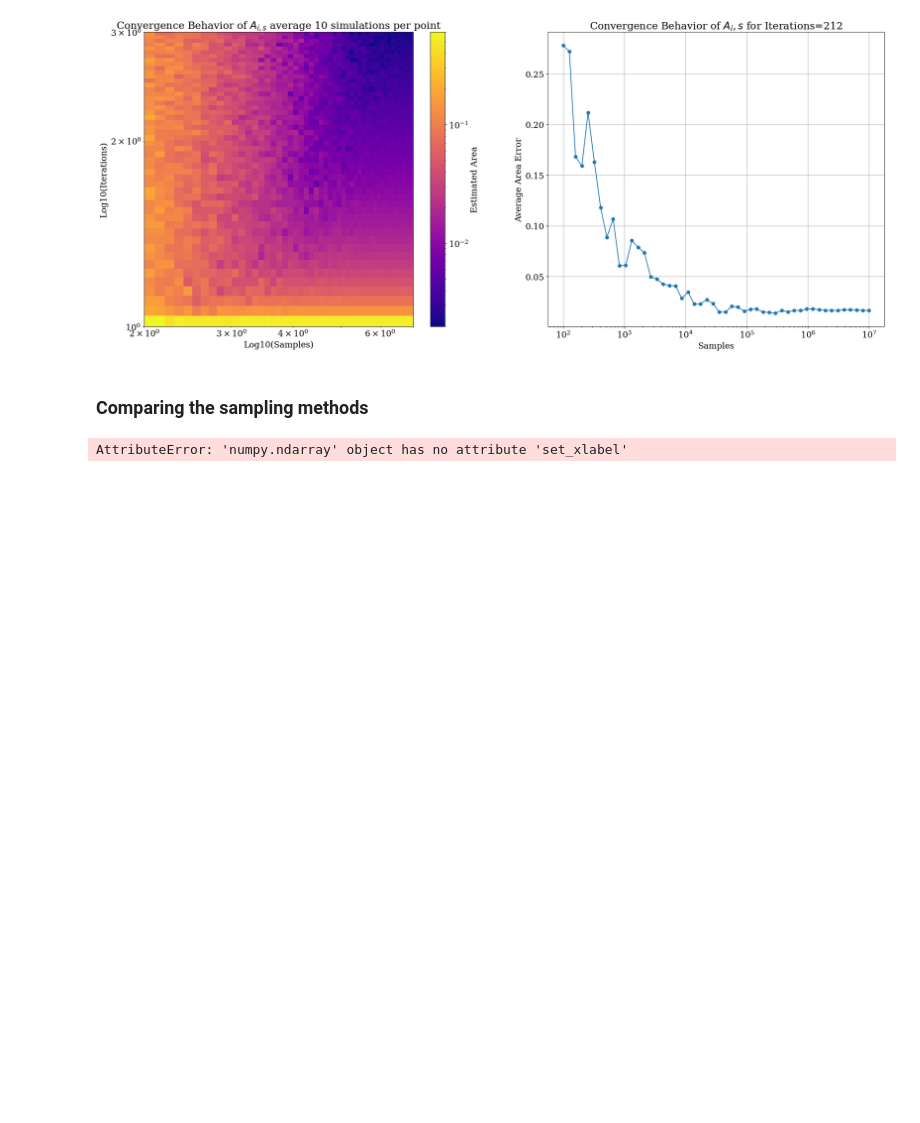
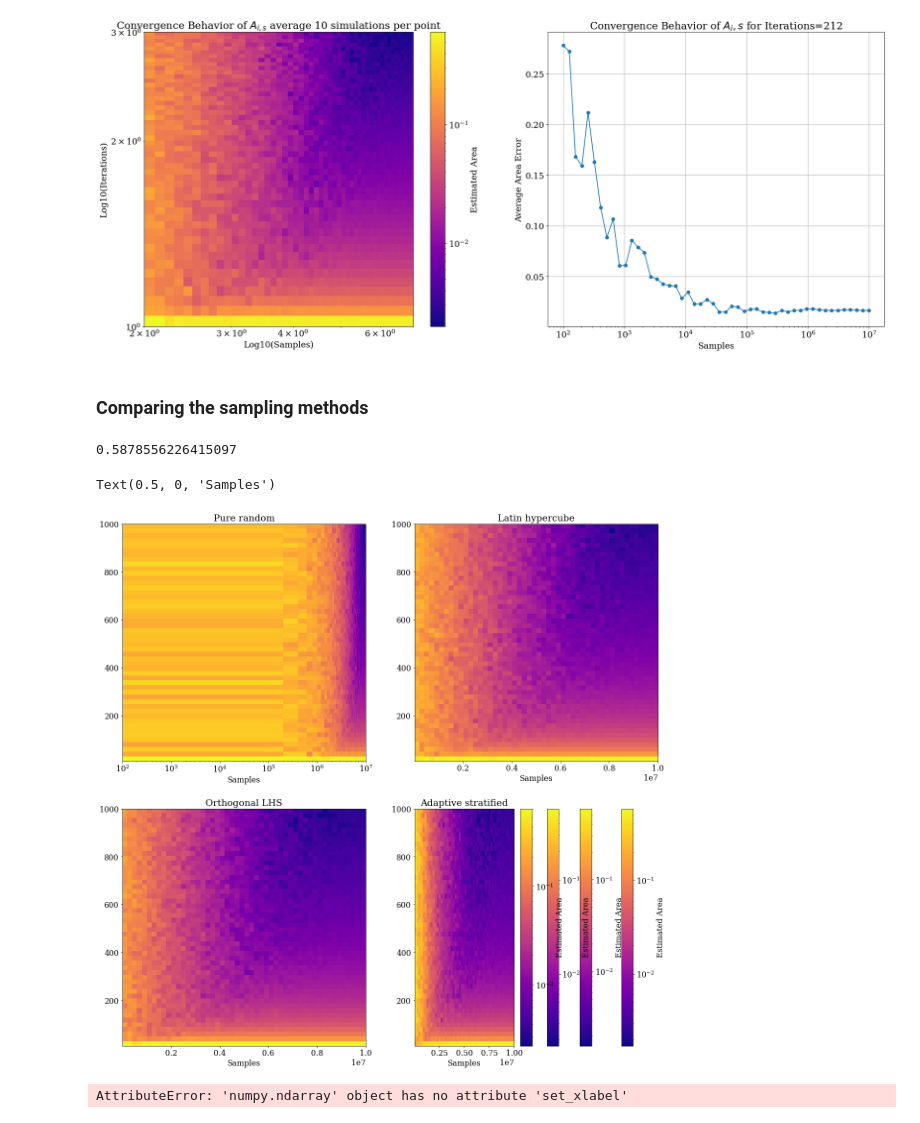
Before and after one commit to reqctoe/STSIM_ass1, a Jupyter notebook: ElinevandeLagemaat_11892900_AdrianRuesink_12195669_EzradeCleen_12042137.ipynb, the cells around one changed output. Saved outputs shown, nothing was run; the diff lists cells and outputs as text; code cells hidden in the pictures; blank space fills up the shorter version.

```diff
--- a/ElinevandeLagemaat_11892900_AdrianRuesink_12195669_EzradeCleen_12042137.ipynb
+++ b/ElinevandeLagemaat_11892900_AdrianRuesink_12195669_EzradeCleen_12042137.ipynb
@@ -741,5 +725,60 @@ print("Estimated area of the Mandelbrot set according to theory:" ,round(A_m_the
 # %% [markdown]
 ### Comparing the sampling methods
+# %%
+rand_areas = np.genfromtxt('random.csv', delimiter=',')
+LHS_areas = np.genfromtxt('LHS.csv', delimiter=',')
+ortho_areas = np.genfromtxt('orthognal.csv', delimiter=',')
+adapt_areas = np.genfromtxt('adaptive.csv', delimiter=',')
+# %% [output]
+0.5878556226415097
+# %%
+from matplotlib.colors import LogNorm
+iterations = np.linspace(10,1000,50, dtype=int)  # From 10^0=1 to 10^3=1000, 50 points
+samples = np.logspace(2, 7, 50, dtype=int)  # From 10^2=100 to 10^6=1,000,000, 50 points
+
+
+
+fig, ax = plt.subplots(2,2, figsize=[20,20], gridspec_kw={'width_ratios': [1,1]})
+
+random_c = ax[0][0].imshow(rand_areas, aspect='auto', cmap='plasma', origin='lower', norm=LogNorm() ,
+               extent=[samples[0], samples[-1], iterations[0], iterations[-1]])
+
+lhs_c = ax[0][1].imshow(LHS_areas, aspect='auto', cmap='plasma', origin='lower', norm=LogNorm() ,
+               extent=[samples[0], samples[-1], iterations[0], iterations[-1]])
+
+orth_c = ax[1][0].imshow(ortho_areas, aspect='auto', cmap='plasma', origin='lower', norm=LogNorm() ,
+               extent=[samples[0], samples[-1], iterations[0], iterations[-1]])
+
+adapt_c = ax[1][1].imshow(adapt_areas, aspect='auto', cmap='plasma', origin='lower', norm=LogNorm() ,
+               extent=[samples[0], samples[-1], iterations[0], iterations[-1]])
+
+plt.colorbar(random_c, label='Estimated Area')
+plt.colorbar(lhs_c, label='Estimated Area')
+plt.colorbar(orth_c, label='Estimated Area')
+plt.colorbar(adapt_c, label='Estimated Area')
+
+ax[0][0].set_title('Pure random')
+ax[0][0].set_xlabel('Samples')
+ax[0][0].set_xscale('log')
+
+ax[0][1].set_title('Latin hypercube')
+ax[0][1].set_xlabel('Samples')
+
+ax[1][0].set_title('Orthogonal LHS')
+ax[1][0].set_xlabel('Samples')
+
+ax[1][1].set_title('Adaptive stratified')
+ax[1][1].set_xlabel('Samples')
+# ax[0].set_xlabel('Log10(Samples)')
+# ax[0].set_ylabel('Log10(Iterations)')
+# ax[0].set_xscale('log')
+# ax[0].set_yscale('log')
+# # ax[0].xaxis.set_ticks(np.log10(samples)[::10], samples[::10])
+# # ax[0].set_yticks(np.log10(iterations)[::10], iterations[::10])
+# ax[0].set_title('Convergence Behavior of $A_{i,s}$ average 10 simulations per point')
+# %% [output]
+Text(0.5, 0, 'Samples')
+[figure, added]
 # %%
 from matplotlib.colors import LogNorm
 
```
Also changed, not shown: parts of 7 cells of this notebook.
